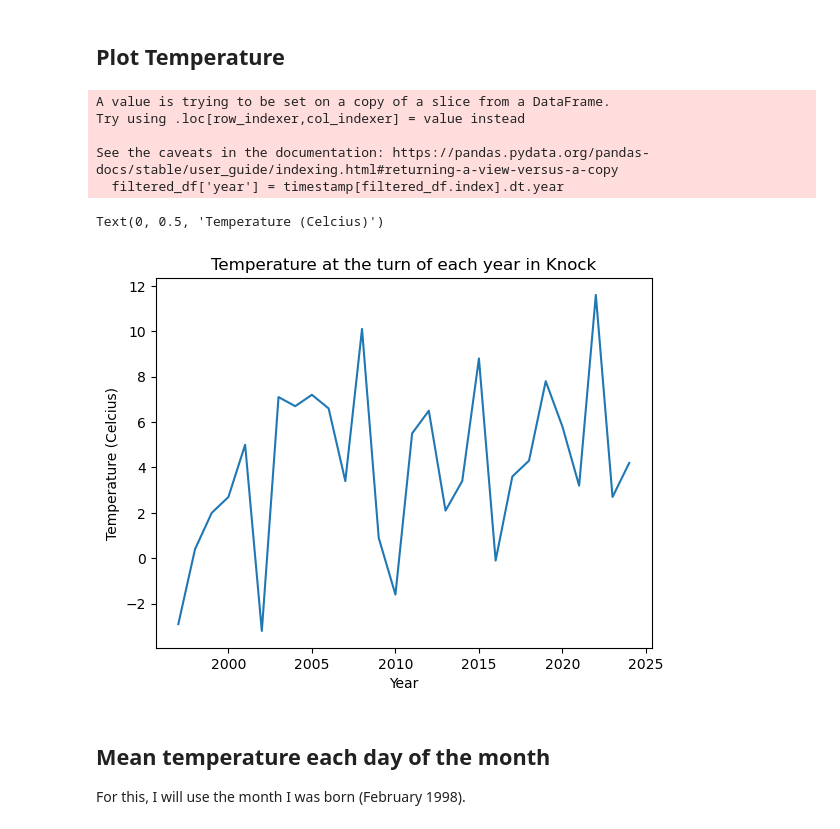
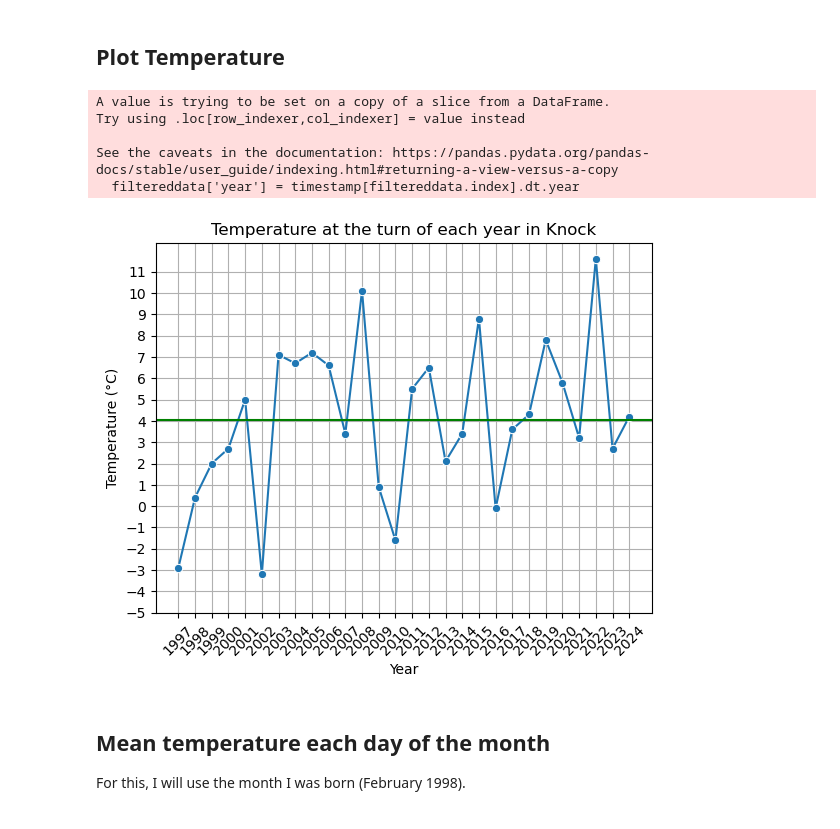
Before and after one commit to MylesHenehan/pfda, a Jupyter notebook: assignments/assignment_6_weather.ipynb, the cells around one changed output. Drawn from its saved outputs; the diff is of its cells as text; code cells hidden in the pictures.

Commit message:
making changes to temperature plot

```diff
--- a/assignments/assignment_6_weather.ipynb
+++ b/assignments/assignment_6_weather.ipynb
@@ -31,33 +31,43 @@ df.head()
 # %%
 # For this task, I will take the temperature from 1 January each year at midnight.
 
 # First making sure the timestamps are correctly in date-time format to be able to easily manipulate them.
 timestamp = pd.to_datetime(df['date'])
 
 # Filter the DataFrame for January 1st at midnight each year
-filtered_df = df[(timestamp.dt.month == 1) &
+filtereddata = df[(timestamp.dt.month == 1) &
                  (timestamp.dt.day == 1) &
                  (timestamp.dt.hour == 0) &
                  (timestamp.dt.minute == 0) &
                  (timestamp.dt.second == 0)]
 
 # Add a 'year' column to the filtered DataFrame
-filtered_df['year'] = timestamp[filtered_df.index].dt.year
+filtereddata['year'] = timestamp[filtereddata.index].dt.year
 
 # Plot the temperature against the extracted year
-sns.lineplot(x=filtered_df['year'], y=filtered_df['temp'])
+year = filtereddata['year']
+temp = filtereddata['temp']
+sns.lineplot(x=year, y=temp, marker='o')
 
 plt.title("Temperature at the turn of each year in Knock")
 plt.xlabel("Year")
-plt.ylabel("Temperature (Celcius)")
+plt.ylabel("Temperature (°C)")
+plt.xticks(filtereddata['year'], rotation=45)
+plt.yticks(np.arange(-5, 12, 1))
+plt.grid()
+
+avgtemp = temp.mean()
+plt.axhline(avgtemp, color='g', label="average")
+
+
+plt.show()
 # %% [output]
 A value is trying to be set on a copy of a slice from a DataFrame.
 Try using .loc[row_indexer,col_indexer] = value instead
 
 See the caveats in the documentation: https://pandas.pydata.org/pandas-docs/stable/user_guide/indexing.html#returning-a-view-versus-a-copy
-  filtered_df['year'] = timestamp[filtered_df.index].dt.year
+  filtereddata['year'] = timestamp[filtereddata.index].dt.year
-Text(0, 0.5, 'Temperature (Celcius)')
-[figure, old version]
+[figure, new version]
 # %% [markdown]
 ## Mean temperature each day of the month
 For this, I will use the month I was born (February 1998).
```
